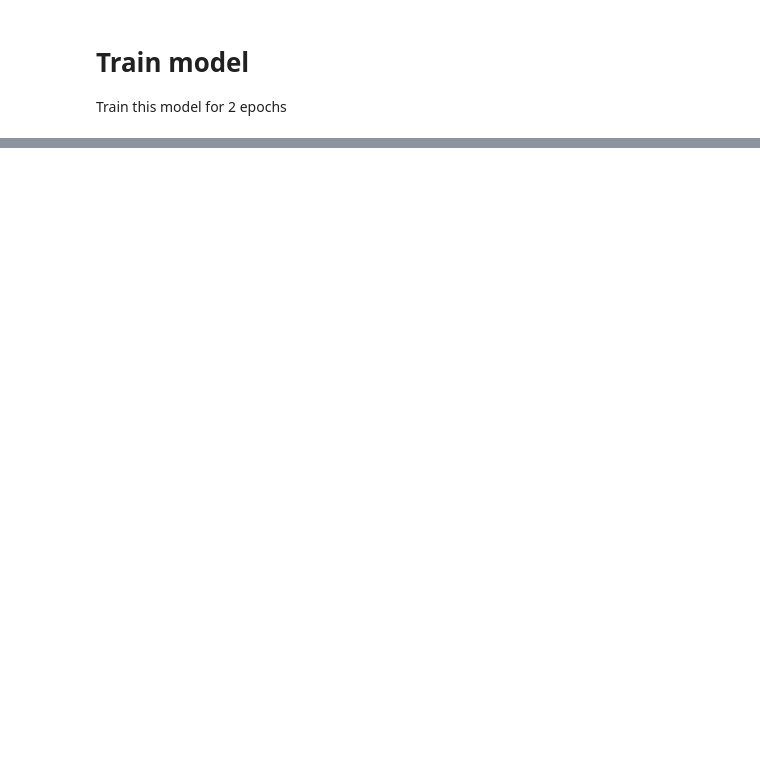
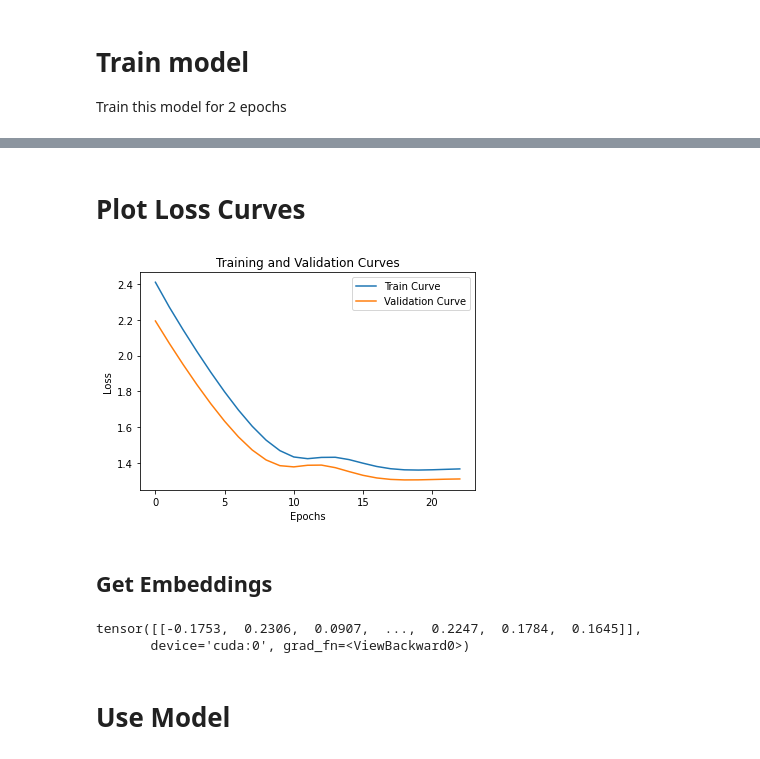
Before and after one commit to jboesen/tcellmatch, a Jupyter notebook: tutorials/10x_dataset_training.ipynb, the cells around one changed output, grey strips where cells are left out. Drawn from its saved outputs; the diff is of its cells as text; code cells hidden in the pictures; blank space fills up the shorter version.

```diff
--- a/tutorials/10x_dataset_training.ipynb
+++ b/tutorials/10x_dataset_training.ipynb
@@ -410,0 +25,4 @@ if SAVE_TO_NUMPY:
+# %%
+device = 'cpu'
+if torch.cuda.is_available():
+    device = 'cuda'
@@ -411,3 +46,5 @@ if SAVE_TO_NUMPY:
+# %%
+ffn.load_idx(f'{indir}SAVED_IDX')
 # %% [markdown]
 # Build Model
 Here, we can build two models: a BiLSTM-based or self-attention-based model, detailed above.
@@ -511,14 +123,0 @@ View run at https://wandb.ai/alanamin/TCR%20fitting/runs/90ivzfxr
-# %%
-train_curve, val_curve, antigen_loss, antigen_loss_val = ffn.train(
-    epochs=EPOCHS,
-    batch_size=batch_size,
-    # tensorboard logs to this directory
-    log_dir='training_runs',
-    # if true, saves epochs x n_classes as ffn.antigen_loss
-    # ijth element is loss of ith epoch on jth antigen
-    save_antigen_loss=True,
-    allow_early_stopping=False,
-    print_loss=True,
-    lr_schedule_factor=0.99999,
-    use_wandb=True
-    )
@@ -898,0 +124,9 @@ ffn.get_residuals(14)
+# %%
+train_curve, val_curve, antigen_loss, antigen_loss_val = ffn.train(
+    epochs=EPOCHS,
+    batch_size=batch_size,
+    allow_early_stopping=True,
+    print_loss=True,
+    lr_schedule_factor=0.99999,
+    use_wandb=False
+    )
@@ -898,0 +151,28 @@ ffn.get_residuals(14)
+# %% [markdown]
+# Plot Loss Curves
+# %%
+# Plotting the curves
+plt.plot(train_curve, label='Train Curve')
+plt.plot(val_curve, label='Validation Curve')
+
+# Adding labels and title
+plt.xlabel('Epochs')
+plt.ylabel('Loss')
+plt.title('Training and Validation Curves')
+
+# Adding legend
+plt.legend()
+
+# Displaying the plot
+plt.show()
+# %% [output]
+[figure, added]
+# %% [markdown]
+## Get Embeddings
+# %%
+ffn.model.get_embeddings(torch.ones(1, 1, 40, 26, device=device))
+# %% [output]
+tensor([[-0.1753,  0.2306,  0.0907,  ...,  0.2247,  0.1784,  0.1645]],
+       device='cuda:0', grad_fn=<ViewBackward0>)
+# %% [markdown]
+# Use Model
```
Also changed, not shown: parts of 90 cells of this notebook, 4 other files.
